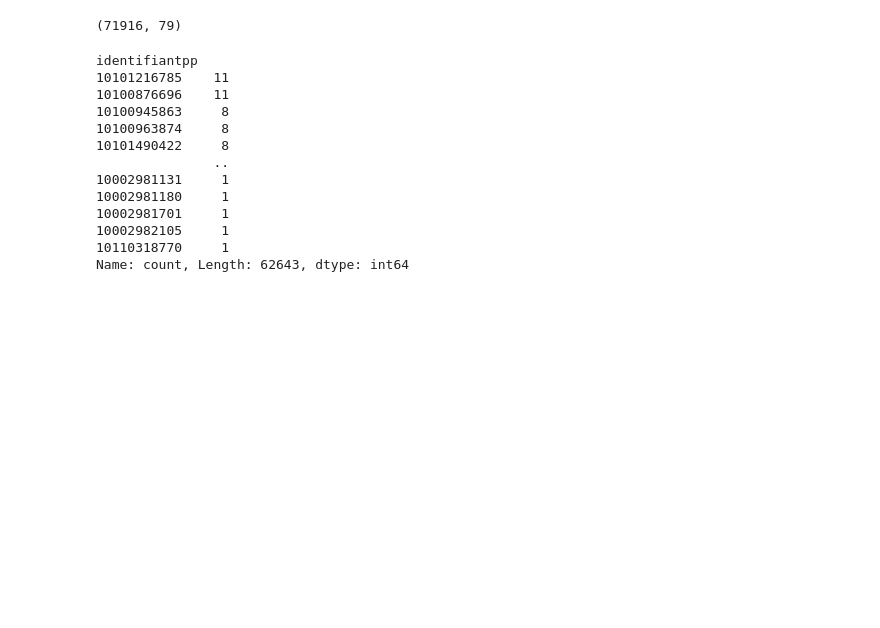
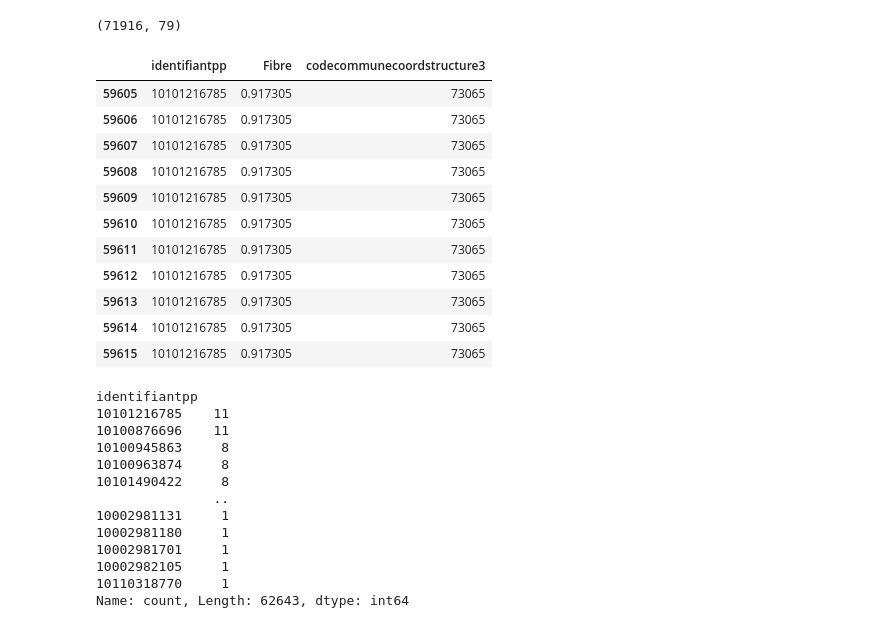
Before and after one commit to JulieBoyer/Econometrics, a Jupyter notebook: traitement_donnees.ipynb, the cells around one changed output. Cells and saved outputs as stored; diff of their text form; code cells hidden in the pictures; blank space fills up the shorter version.

```diff
--- a/traitement_donnees.ipynb
+++ b/traitement_donnees.ipynb
@@ -760,7 +776,22 @@ liste_med_ban_fibre.shape
 # %% [output]
 (71916, 79)
 # %%
-fibre_med=liste_med_ban_fibre[['identifiantpp','Fibre']]
+fibre_med=liste_med_ban_fibre[['identifiantpp','Fibre','codecommunecoordstructure3']]
+# %%
+fibre_med[fibre_med['identifiantpp']=='10101216785']
+# %% [output]
+|  | identifiantpp | Fibre | codecommunecoordstructure3 |
+| 59605 | 10101216785 | 0.917305 | 73065 |
+| 59606 | 10101216785 | 0.917305 | 73065 |
+| 59607 | 10101216785 | 0.917305 | 73065 |
+| 59608 | 10101216785 | 0.917305 | 73065 |
+| 59609 | 10101216785 | 0.917305 | 73065 |
+| 59610 | 10101216785 | 0.917305 | 73065 |
+| 59611 | 10101216785 | 0.917305 | 73065 |
+| 59612 | 10101216785 | 0.917305 | 73065 |
+| 59613 | 10101216785 | 0.917305 | 73065 |
+| 59614 | 10101216785 | 0.917305 | 73065 |
+| 59615 | 10101216785 | 0.917305 | 73065 |
 # %%
 fibre_med['identifiantpp'].value_counts()
 # %% [output]
```
Also changed, not shown: parts of 3 cells of this notebook.
